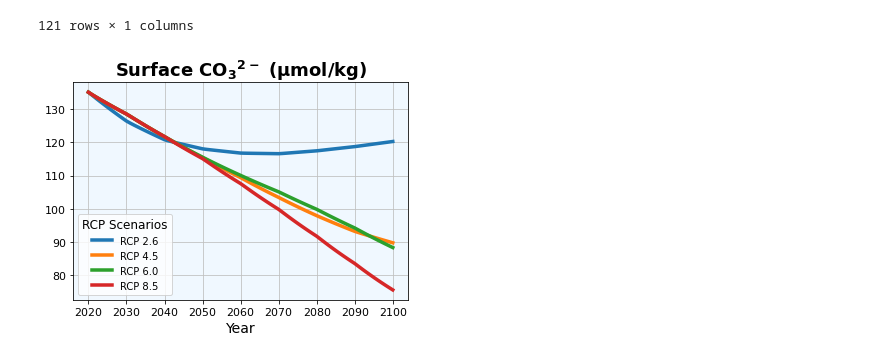
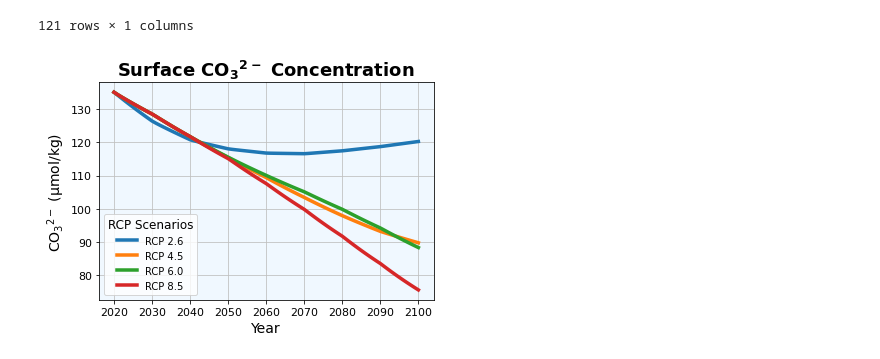
Before and after one commit to cadenkang/EPS-03, a Jupyter notebook: Surface CO3 plots (RCP).ipynb, the cells around one changed output. Saved outputs shown, nothing was run; the diff lists cells and outputs as text; code cells hidden in the pictures.

```diff
--- a/Surface CO3 plots (RCP).ipynb
+++ b/Surface CO3 plots (RCP).ipynb
@@ -109,25 +109,25 @@ RCP85
 # %%
 fig = plt.figure()
 axl = fig.add_subplot(111)
 new26 = RCP26.iloc[40:,0]
 new45 = RCP45.iloc[40:,0]
 new6 = RCP6.iloc[40:,0]
 new85 = RCP85.iloc[40:,0]
 data = (new26, new45, new6, new85)
 
 for i in data:
     lines = axl.plot(i, label=i.name, linewidth=3.5)
 
 axl.legend(title='RCP Scenarios', prop={'size': 10}, title_fontsize=12)
 axl.grid(color='silver', b=True, which='both')
 axl.set_facecolor('aliceblue')
-axl.set_title('Surface $CO_{3}$$^{2-}$ (µmol/kg)', fontsize=18, fontweight='bold')
+axl.set_title('Surface $CO_{3}$$^{2-}$ Concentration', fontsize=18, fontweight='bold')
 plt.xlabel('Year', fontsize=14)
 plt.xticks(fontsize=11)
-#plt.ylabel('', fontsize=14)
+plt.ylabel('$CO_{3}$$^{2-}$ (µmol/kg)', fontsize=14)
 plt.yticks(fontsize=11)
 
 params = {'mathtext.default':'regular'}
 plt.rcParams.update(params)
 # %% [output]
-[figure, old version]
+[figure, new version]
```
